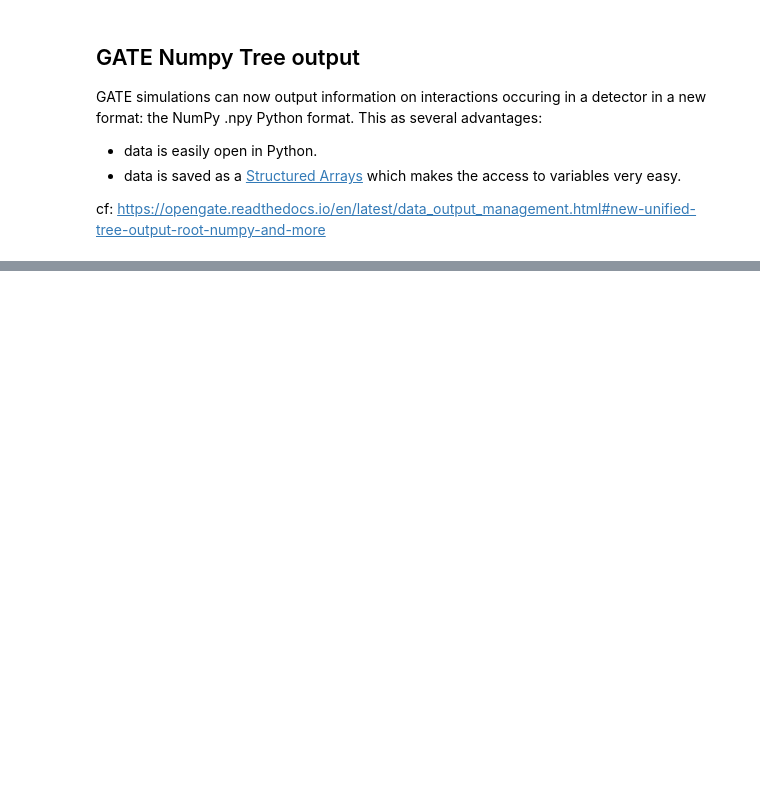
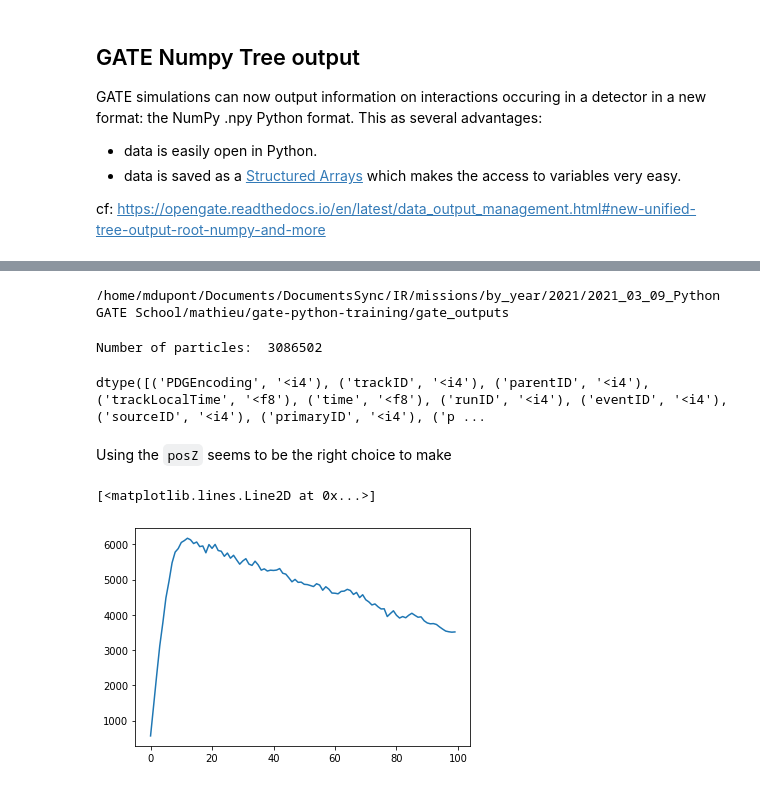
Before and after one commit to m-dupont/gate-python-training, a Jupyter notebook: gate_outputs/gate_outputs.ipynb, the cells around one changed output, grey strips where cells are left out. Drawn from its saved outputs; the diff is of its cells as text; code cells hidden in the pictures; blank space fills up the shorter version.

```diff
--- a/gate_outputs/gate_outputs.ipynb
+++ b/gate_outputs/gate_outputs.ipynb
@@ -173,0 +266,4 @@ a
+# %%
+# Load data from txt files
+d_edep = np.loadtxt('ex_beam/output/1D-depth-Edep.txt')
+d_uncert = np.loadtxt('ex_beam/output/1D-depth-Edep-Uncertainty.txt')
@@ -173,0 +360,20 @@ a
+# %%
+cd ..
+# %% [output]
+/home/mdupont/Documents/DocumentsSync/IR/missions/by_year/2021/2021_03_09_Python GATE School/mathieu/gate-python-training/gate_outputs
+# %%
+hits = np.load("ex_beam/output/tree_water.hits.npy")
+print("Number of particles: ", len(hits))
+# %% [output]
+Number of particles:  3086502
+# %%
+hits.dtype
+# %% [output]
+dtype([('PDGEncoding', '<i4'), ('trackID', '<i4'), ('parentID', '<i4'), ('trackLocalTime', '<f8'), ('time', '<f8'), ('runID', '<i4'), ('eventID', '<i4'), ('sourceID', '<i4'), ('primaryID', '<i4'), ('p ...
+# %% [markdown]
+Using the `posZ` seems to be the right choice to make
+# %%
+plt.plot(d_edep)
+# %% [output]
+[<matplotlib.lines.Line2D at 0x...>]
+[figure, added]
```
Also changed, not shown: parts of 49 cells of this notebook, 2 other files.
